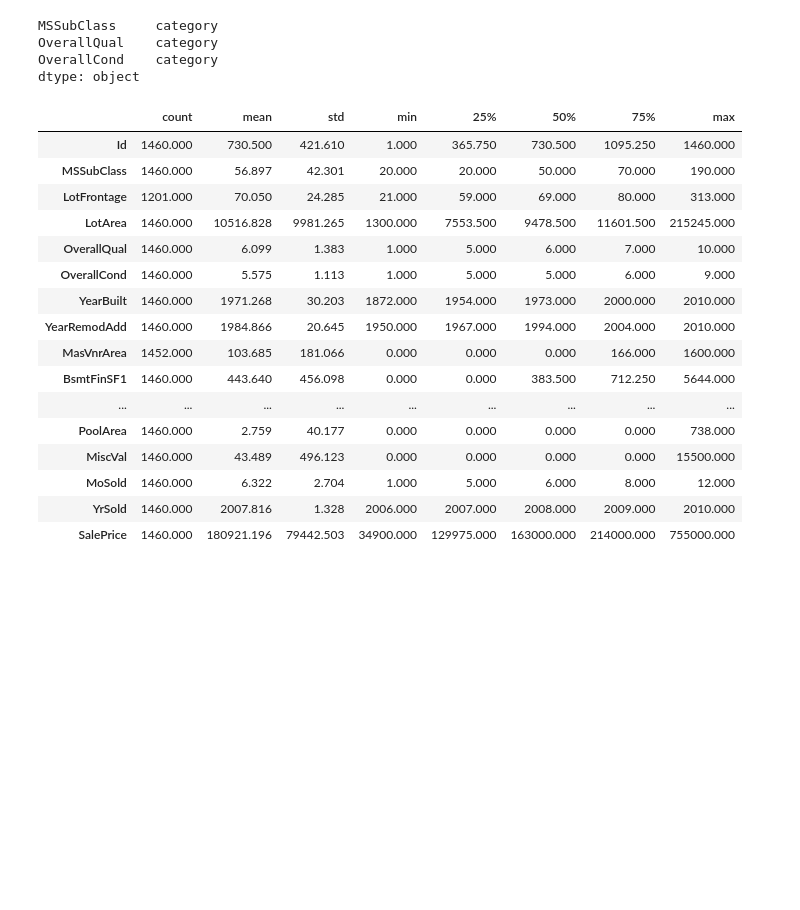
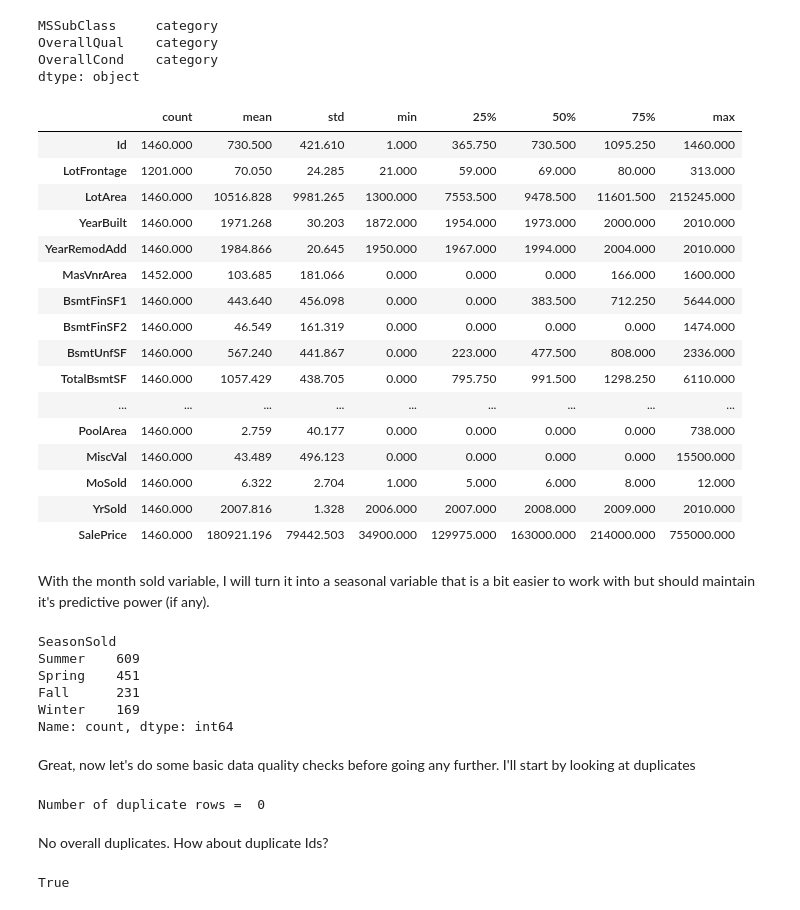
Before and after one commit to faupel15/Housing_Price_Prediction, a Jupyter notebook: Housing_Price_Prediction.ipynb, the cells around one changed output. Saved outputs shown, nothing was run; the diff lists cells and outputs as text; code cells hidden in the pictures; blank space fills up the shorter version.

```diff
--- a/Housing_Price_Prediction.ipynb
+++ b/Housing_Price_Prediction.ipynb
@@ -168,9 +170,9 @@ The response variable, `SalePrice`, is a continous numeric variable. Thus, this
 # %%
 # Load the training dataset
-houses_train = pd.read_csv('train.csv')
+houses = pd.read_csv('train.csv')
 
 # View the first 5 rows
-houses_train.head()
+houses.head()
 # %% [output]
 |  | Id | MSSubClass | MSZoning | LotFrontage | LotArea | Street | Alley | LotShape | LandContour | ... |
 | 0 | 1 | 60 | RL | 65.000 | 8450 | Pave | NaN | Reg | Lvl | ... |
@@ -230,0 +264,30 @@ memory usage: 924.0+ KB
+# %%
+# Create some quick condition buckets (based on guidance of data dictionary)
+condition_bins = [1, 4, 7, 10]  # Bins boundaries
+condition_labels = ['Bad', 'Average', 'Great']  # Labels for the bins
+
+# Use pd.cut() to create the 'Overall_Cond_Groups' column
+houses['Overall_Cond_Groups'] = pd.cut(houses['OverallCond'], bins=condition_bins, labels=condition_labels, include_lowest=True)
+
+# Plot GrLivArea as a function of SalePrice across Overall_Cond_Groups
+g = sns.lmplot(
+    data=houses,
+    x="GrLivArea", y="SalePrice",
+    hue='Overall_Cond_Groups',
+    col='Overall_Cond_Groups'
+)
+
+# Set titles for each graph
+g.set_axis_labels("Living Area (sq. ft)", "Sale Price (USD)")
+g.set_titles(col_template='Living Area vs. Sale Price ({col_name} Condition)')
+
+# Adjust plot parameters if needed (e.g., figsize)
+g.fig.set_figwidth(15)  # Adjust the fig width
+g.fig.set_figheight(5)  # Adjust the fig height
+
+# Show the plots
+plt.show()
+
+
+# Show the counts of each group
+houses['Overall_Cond_Groups'].value_counts()
@@ -231,3 +305,6 @@ memory usage: 924.0+ KB
+# %%
+# Drop the Overall_Cond_Groups variable made for the above graph. I will likely make something similar later on, but it will be more informed.
+houses.drop(columns=['Overall_Cond_Groups'], inplace=True)
 # %% [markdown]
 #### Incorrectly coded categorical variables:
 
@@ -281,32 +358,34 @@ OverallCond: Rates the overall condition of the house
 cat_vars_to_fix = ['MSSubClass', 'OverallQual', 'OverallCond']
 
 for i in cat_vars_to_fix:
-    houses_train[i] = houses_train[i].astype('category')
+    houses[i] = houses[i].astype('category')
 
 # Check that the variable types have been correctly updated
-houses_train[cat_vars_to_fix].dtypes
+houses[cat_vars_to_fix].dtypes
 # %% [output]
 MSSubClass     category
 OverallQual    category
 OverallCond    category
 dtype: object
 # %%
-houses_train.describe().T
+houses.describe().T
 # %% [output]
 |  | count | mean | std | min | 25% | 50% | 75% | max |
 | Id | 1460.000 | 730.500 | 421.610 | 1.000 | 365.750 | 730.500 | 1095.250 | 1460.000 |
-| MSSubClass | 1460.000 | 56.897 | 42.301 | 20.000 | 20.000 | 50.000 | 70.000 | 190.000 |
 | LotFrontage | 1201.000 | 70.050 | 24.285 | 21.000 | 59.000 | 69.000 | 80.000 | 313.000 |
 | LotArea | 1460.000 | 10516.828 | 9981.265 | 1300.000 | 7553.500 | 9478.500 | 11601.500 | 215245.000 |
-| OverallQual | 1460.000 | 6.099 | 1.383 | 1.000 | 5.000 | 6.000 | 7.000 | 10.000 |
-| OverallCond | 1460.000 | 5.575 | 1.113 | 1.000 | 5.000 | 5.000 | 6.000 | 9.000 |
 | YearBuilt | 1460.000 | 1971.268 | 30.203 | 1872.000 | 1954.000 | 1973.000 | 2000.000 | 2010.000 |
 | YearRemodAdd | 1460.000 | 1984.866 | 20.645 | 1950.000 | 1967.000 | 1994.000 | 2004.000 | 2010.000 |
 | MasVnrArea | 1452.000 | 103.685 | 181.066 | 0.000 | 0.000 | 0.000 | 166.000 | 1600.000 |
 | BsmtFinSF1 | 1460.000 | 443.640 | 456.098 | 0.000 | 0.000 | 383.500 | 712.250 | 5644.000 |
+| BsmtFinSF2 | 1460.000 | 46.549 | 161.319 | 0.000 | 0.000 | 0.000 | 0.000 | 1474.000 |
+| BsmtUnfSF | 1460.000 | 567.240 | 441.867 | 0.000 | 223.000 | 477.500 | 808.000 | 2336.000 |
+| TotalBsmtSF | 1460.000 | 1057.429 | 438.705 | 0.000 | 795.750 | 991.500 | 1298.250 | 6110.000 |
 | ... | ... | ... | ... | ... | ... | ... | ... | ... |
 | PoolArea | 1460.000 | 2.759 | 40.177 | 0.000 | 0.000 | 0.000 | 0.000 | 738.000 |
 | MiscVal | 1460.000 | 43.489 | 496.123 | 0.000 | 0.000 | 0.000 | 0.000 | 15500.000 |
 | MoSold | 1460.000 | 6.322 | 2.704 | 1.000 | 5.000 | 6.000 | 8.000 | 12.000 |
 | YrSold | 1460.000 | 2007.816 | 1.328 | 2006.000 | 2007.000 | 2008.000 | 2009.000 | 2010.000 |
 | SalePrice | 1460.000 | 180921.196 | 79442.503 | 34900.000 | 129975.000 | 163000.000 | 214000.000 | 755000.000 |
+# %% [markdown]
+With the month sold variable, I will turn it into a seasonal variable that is a bit easier to work with but should maintain it's predictive power (if any).
@@ -312,0 +414,26 @@ houses_train.describe().T
+# %%
+houses['SeasonSold'].value_counts()
+# %% [output]
+SeasonSold
+Summer    609
+Spring    451
+Fall      231
+Winter    169
+Name: count, dtype: int64
+# %% [markdown]
+Great, now let's do some basic data quality checks before going any further. I'll start by looking at duplicates
+# %%
+# Let's look for duplicates
+print('Number of duplicate rows = ',houses.duplicated().sum())
+# %% [output]
+Number of duplicate rows =  0
+# %% [markdown]
+No overall duplicates. How about duplicate Ids?
+# %%
+id_list = houses['Id'].unique()
+
+num_ids = len(id_list)
+
+num_ids == houses.shape[0]
+# %% [output]
+True
```
Also changed, not shown: parts of 25 cells of this notebook.
